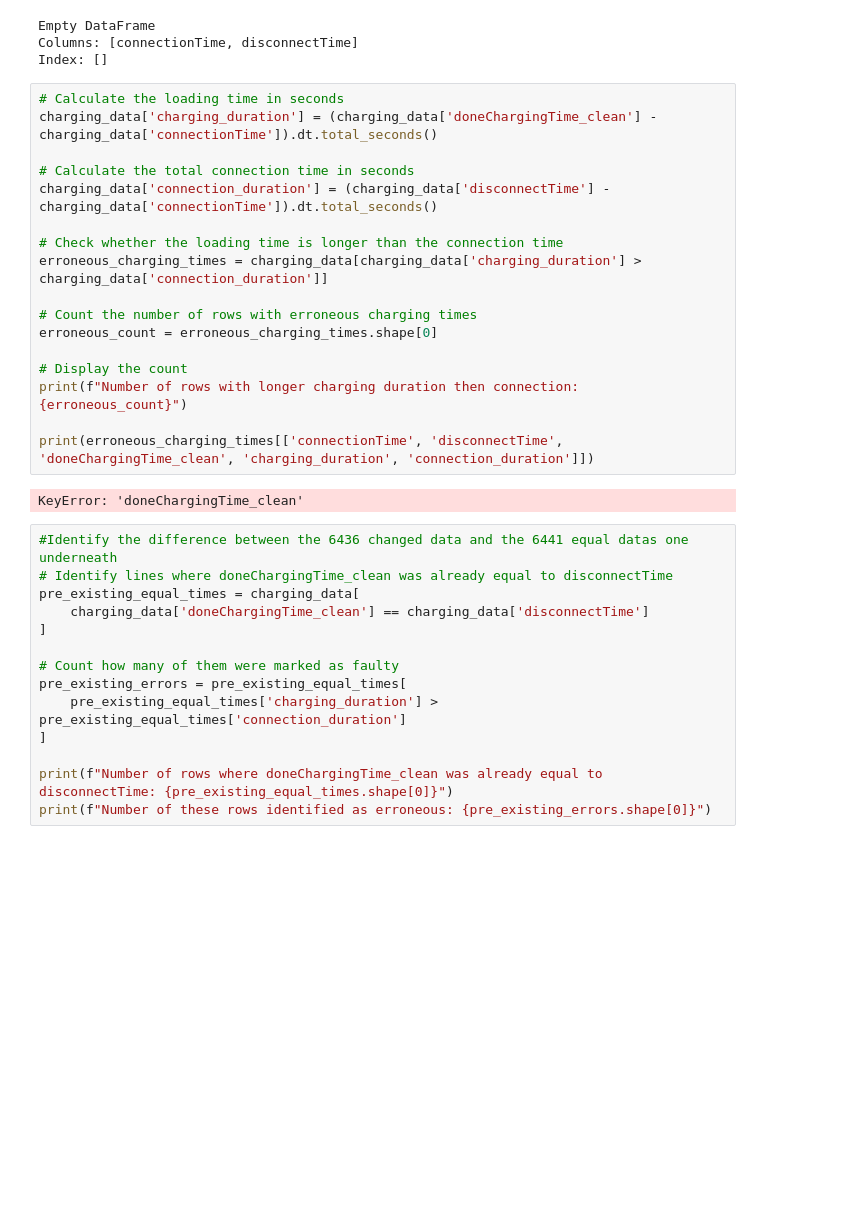
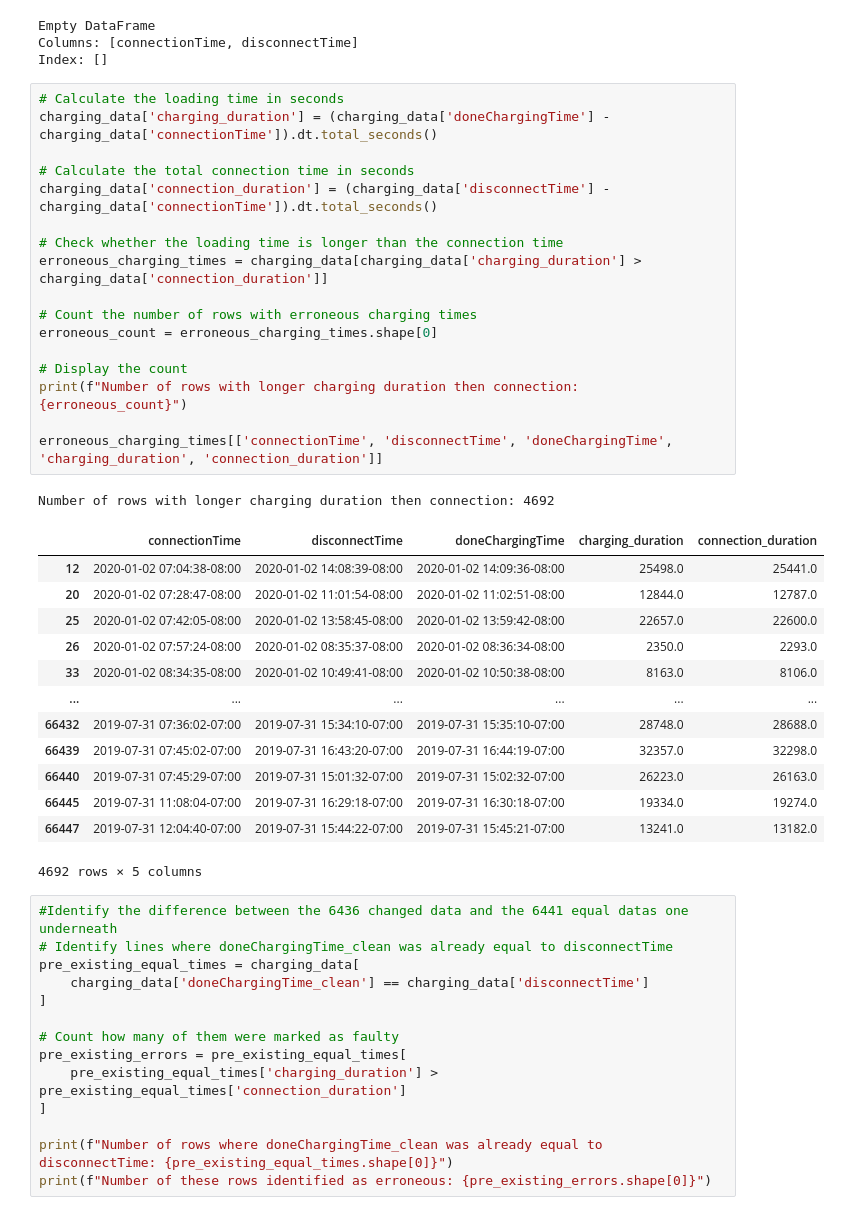
Before and after one commit to pmoll01/AA2024_Groupwork_DynamoData, a Jupyter notebook: Groupwork_DynamoData.ipynb, the cells around one changed output. Cells and saved outputs as stored; diff of their text form; blank space fills up the shorter version.

```diff
--- a/Groupwork_DynamoData.ipynb
+++ b/Groupwork_DynamoData.ipynb
@@ -279,23 +275,36 @@ Columns: [connectionTime, disconnectTime]
 Index: []
 # %%
 # Calculate the loading time in seconds
-charging_data['charging_duration'] = (charging_data['doneChargingTime_clean'] - charging_data['connectionTime']).dt.total_seconds()
+charging_data['charging_duration'] = (charging_data['doneChargingTime'] - charging_data['connectionTime']).dt.total_seconds()
 
 # Calculate the total connection time in seconds
 charging_data['connection_duration'] = (charging_data['disconnectTime'] - charging_data['connectionTime']).dt.total_seconds()
 
 # Check whether the loading time is longer than the connection time
 erroneous_charging_times = charging_data[charging_data['charging_duration'] > charging_data['connection_duration']]
 
 # Count the number of rows with erroneous charging times
 erroneous_count = erroneous_charging_times.shape[0]
 
 # Display the count
 print(f"Number of rows with longer charging duration then connection: {erroneous_count}")
 
-print(erroneous_charging_times[['connectionTime', 'disconnectTime', 'doneChargingTime_clean', 'charging_duration', 'connection_duration']])
+erroneous_charging_times[['connectionTime', 'disconnectTime', 'doneChargingTime', 'charging_duration', 'connection_duration']]
 # %% [output]
-KeyError: 'doneChargingTime_clean'
+Number of rows with longer charging duration then connection: 4692
+|  | connectionTime | disconnectTime | doneChargingTime | charging_duration | connection_duration |
+| 12 | 2020-01-02 07:04:38-08:00 | 2020-01-02 14:08:39-08:00 | 2020-01-02 14:09:36-08:00 | 25498.0 | 25441.0 |
+| 20 | 2020-01-02 07:28:47-08:00 | 2020-01-02 11:01:54-08:00 | 2020-01-02 11:02:51-08:00 | 12844.0 | 12787.0 |
+| 25 | 2020-01-02 07:42:05-08:00 | 2020-01-02 13:58:45-08:00 | 2020-01-02 13:59:42-08:00 | 22657.0 | 22600.0 |
+| 26 | 2020-01-02 07:57:24-08:00 | 2020-01-02 08:35:37-08:00 | 2020-01-02 08:36:34-08:00 | 2350.0 | 2293.0 |
+| 33 | 2020-01-02 08:34:35-08:00 | 2020-01-02 10:49:41-08:00 | 2020-01-02 10:50:38-08:00 | 8163.0 | 8106.0 |
+| ... | ... | ... | ... | ... | ... |
+| 66432 | 2019-07-31 07:36:02-07:00 | 2019-07-31 15:34:10-07:00 | 2019-07-31 15:35:10-07:00 | 28748.0 | 28688.0 |
+| 66439 | 2019-07-31 07:45:02-07:00 | 2019-07-31 16:43:20-07:00 | 2019-07-31 16:44:19-07:00 | 32357.0 | 32298.0 |
+| 66440 | 2019-07-31 07:45:29-07:00 | 2019-07-31 15:01:32-07:00 | 2019-07-31 15:02:32-07:00 | 26223.0 | 26163.0 |
+| 66445 | 2019-07-31 11:08:04-07:00 | 2019-07-31 16:29:18-07:00 | 2019-07-31 16:30:18-07:00 | 19334.0 | 19274.0 |
+| 66447 | 2019-07-31 12:04:40-07:00 | 2019-07-31 15:44:22-07:00 | 2019-07-31 15:45:21-07:00 | 13241.0 | 13182.0 |
+4692 rows × 5 columns
 # %%
 #Identify the difference between the 6436 changed data and the 6441 equal datas one underneath
 # Identify lines where doneChargingTime_clean was already equal to disconnectTime
```
Also changed, not shown: parts of 1 cell of this notebook.
